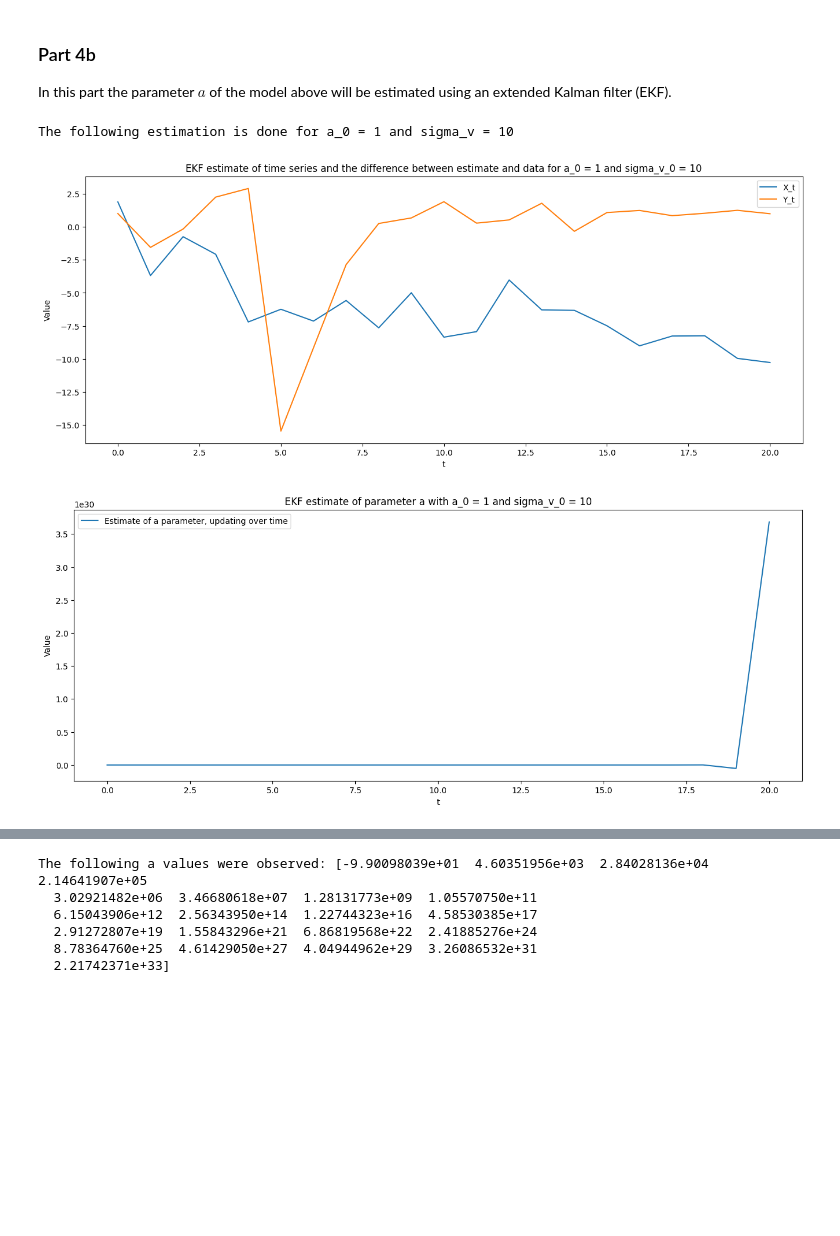
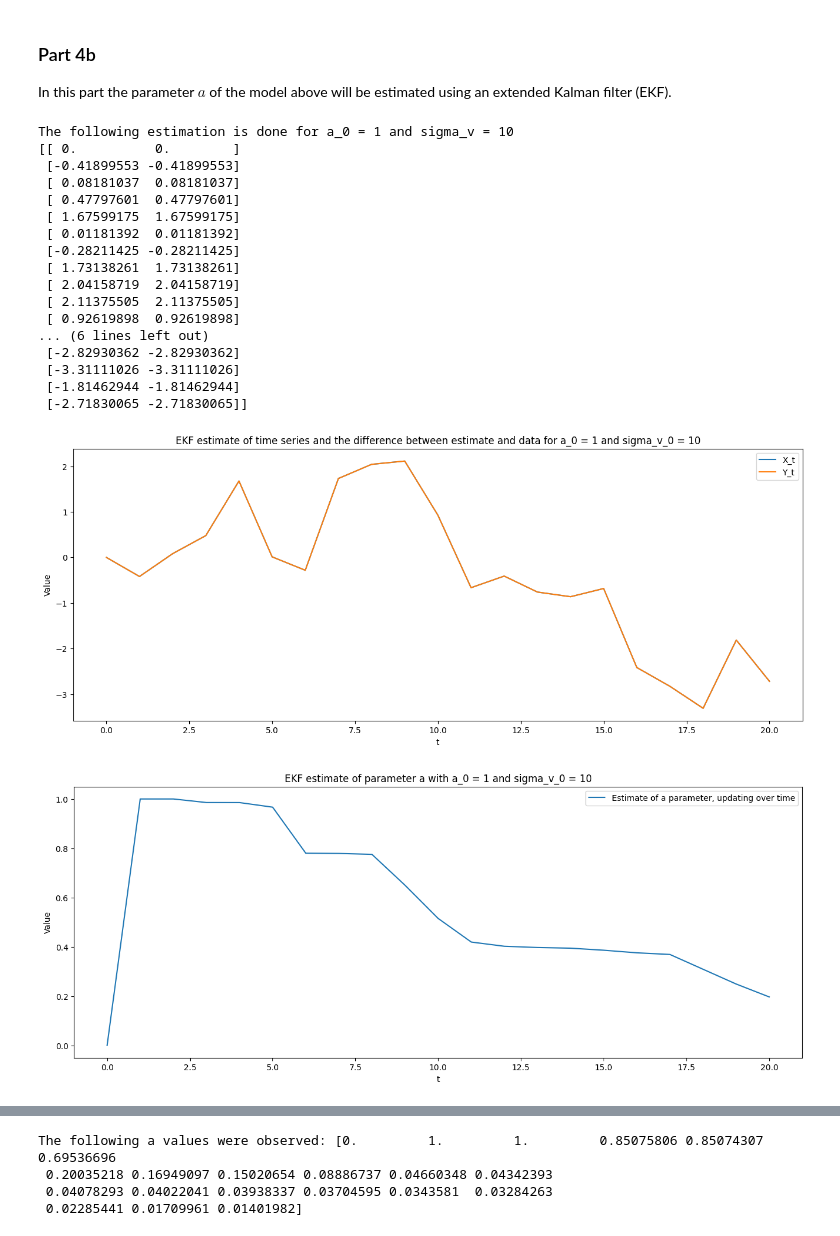
Before and after one commit to gustavn19/advanced_time_series_analysis, a Jupyter notebook: assignment_2/a2.ipynb, the cells around one changed output, grey strips where cells are left out. Cells and saved outputs as stored; diff of their text form; code cells hidden in the pictures; blank space fills up the shorter version.

Commit message:
Part 4b
Finished Kalman estimation of part 4b. However, please verify the code and make sure that it works properly!

```diff
--- a/assignment_2/a2.ipynb
+++ b/assignment_2/a2.ipynb
@@ -395,59 +395,66 @@ def estimate(a_0 = 1, sigma_v = 1):
     R_a = sigma_a_0
 
     # The data is stored in simulated_data
-    Z_t = np.transpose(np.array([0, a_0])) # Initial state estimation
+    Z_t = (np.array([[0], [a_0]])) # Initial state estimation
     P_t = np.array([[R_e, 0], [0, R_a]]) # Variance of states before updated in algorithm, no covariance
-    H_t = np.array([1, 0])
-    Z = []
-    # I = np.transpose([1, 1])
-    sigma_a = []
+    H_t = np.array([[1, 0]])
     y = simulated_data['Y_t'].values # Define column to use for estimation
+    Z = np.zeros((len(y), 2))
+    sigma_a = np.zeros(len(y))
 
     # The X columns is the predictions and the Y is the observations
 
-    for data_idx, data in enumerate(y):
-        f_t = np.array([[Z_t[1], 0], [0, 1]]) @ Z_t # Update of state estimation , differentiate the transition function
-        F_t = np.array([[Z_t[1], Z_t[0]], [0, 1]]) # Define the differentiated
-
-        # Prediction of covariance -- used for updates
-        P_pred = F_t @ P_t @ F_t.T + R_v
-
-        # K_t = F_t @ P_t @ np.transpose(H_t) * 1 / (H_t @ P_t @ np.transpose(H_t) + R_e)
-        K_t = P_pred @ np.transpose(H_t) / (H_t @ P_pred @ np.transpose(H_t) + R_e)
-        # Z_t = f_t + K_t * (y[data_idx] - Z_t[0])
-        Z_t = f_t + K_t * (y[data_idx] - f_t[0])
-        # P_t = F_t @ P_t @ F_t + R_v - K_t @ ((H_t @ P_t @ np.transpose(H_t) + R_e) * np.transpose(K_t))
-        P_t = P_pred - (K_t @ ((H_t @ P_pred @ H_t.T + R_e) * K_t.T))
-        Z.append(np.transpose(Z_t))
-        sigma_a.append(P_t[1][1])
-    Z = np.array(Z)
-    sigma_a = np.array(sigma_a)
+    for data_idx, data in enumerate(y[ : -1]):
+        f_t = np.array([[Z_t[1][0] * Z_t[0][0]], [Z_t[1][0]]]) # Update of state estimation , differentiate the transition function
+        F_t = np.array([[Z_t[1][0], Z_t[0][0]], [0, 1]]) # Define the differentiated
+        K_t = F_t @ P_t @ np.transpose(H_t) / (H_t @ P_t @ np.transpose(H_t) + R_e)
+        Z_t = f_t + K_t * (data - Z_t[0][0])
+        P_t = F_t @ P_t @ np.transpose(F_t) + R_v - K_t @ ((H_t @ P_t @ np.transpose(H_t) + R_e) * np.transpose(K_t))
+        Z[data_idx + 1 : ] = Z_t[0]
+        sigma_a[data_idx + 1] = P_t[1][1]
+    print(Z)
 
     plt.figure(figsize=(16, 6))
     plt.plot(np.arange(Z.shape[0]), Z[:, 0], label = 'X_t')
     plt.plot(np.arange(Z.shape[0]), Z[:, 1], label = 'Y_t')
     plt.legend()
     plt.xlabel('t')
     plt.ylabel('Value')
     plt.title(f'EKF estimate of time series and the difference between estimate and data for a_0 = {a_0_start} and sigma_v_0 = {sigma_v_start}')
     plt.show()
 
     # Plot of parameter update during estimation
     plt.figure(figsize=(16, 6))
     plt.plot(np.arange(len(sigma_a)), sigma_a, label = 'Estimate of a parameter, updating over time')
     plt.legend()
     plt.xlabel('t')
     plt.ylabel('Value')
     plt.title(f'EKF estimate of parameter a with a_0 = {a_0_start} and sigma_v_0 = {sigma_v_start}')
     plt.show()
 
     print(f'The following a values were observed: {sigma_a}')
 
 
 parametera_array = [[1, 10], [1, 1], [10, 10], [10, 1]]
 for parameter_set in parametera_array:
     estimate(parameter_set[0], parameter_set[1])
 # %% [output]
 The following estimation is done for a_0 = 1 and sigma_v = 10
+[[ 0.          0.        ]
+ [-0.41899553 -0.41899553]
+ [ 0.08181037  0.08181037]
+ [ 0.47797601  0.47797601]
+ [ 1.67599175  1.67599175]
+ [ 0.01181392  0.01181392]
+ [-0.28211425 -0.28211425]
+ [ 1.73138261  1.73138261]
+ [ 2.04158719  2.04158719]
+ [ 2.11375505  2.11375505]
+ [ 0.92619898  0.92619898]
+... (6 lines left out)
+ [-2.82930362 -2.82930362]
+ [-3.31111026 -3.31111026]
+ [-1.81462944 -1.81462944]
+ [-2.71830065 -2.71830065]]
-[figure, old version]
+[figure, new version]
-[figure, old version]
+[figure, new version]
@@ -481,6 +518,4 @@ The following estimation is done for a_0 = 10 and sigma_v = 1
-The following a values were observed: [-9.90098039e+01  4.60351956e+03  2.84028136e+04  2.14641907e+05
-  3.02921482e+06  3.46680618e+07  1.28131773e+09  1.05570750e+11
-  6.15043906e+12  2.56343950e+14  1.22744323e+16  4.58530385e+17
-  2.91272807e+19  1.55843296e+21  6.86819568e+22  2.41885276e+24
-  8.78364760e+25  4.61429050e+27  4.04944962e+29  3.26086532e+31
-  2.21742371e+33]
+The following a values were observed: [0.         1.         1.         0.85075806 0.85074307 0.69536696
+ 0.20035218 0.16949097 0.15020654 0.08886737 0.04660348 0.04342393
+ 0.04078293 0.04022041 0.03938337 0.03704595 0.0343581  0.03284263
+ 0.02285441 0.01709961 0.01401982]
```
Also changed, not shown: parts of 3 cells of this notebook.
